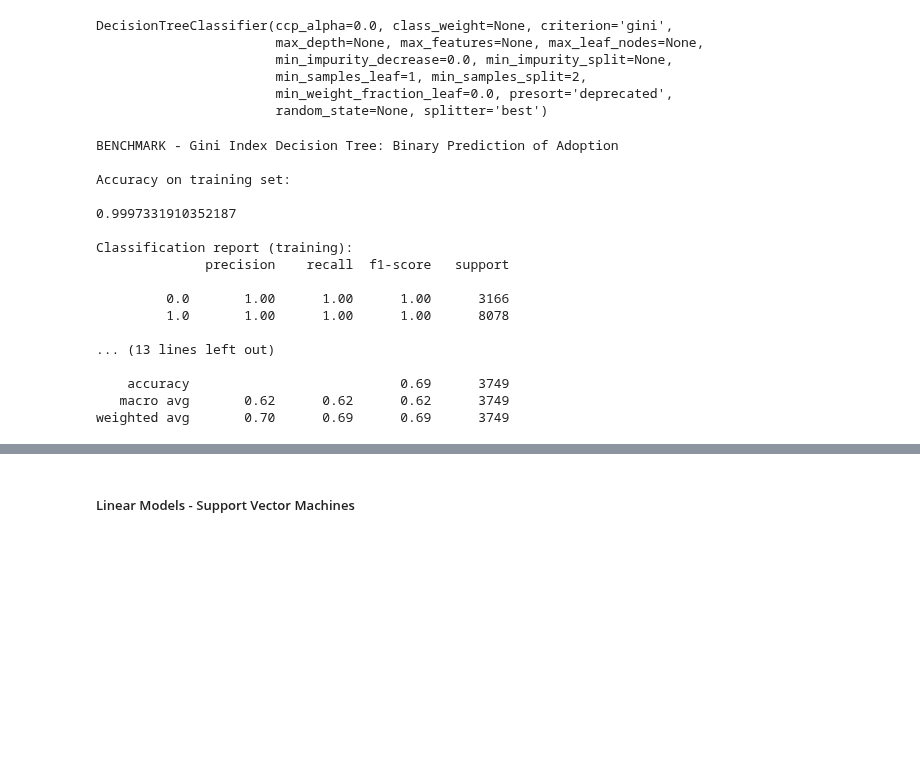
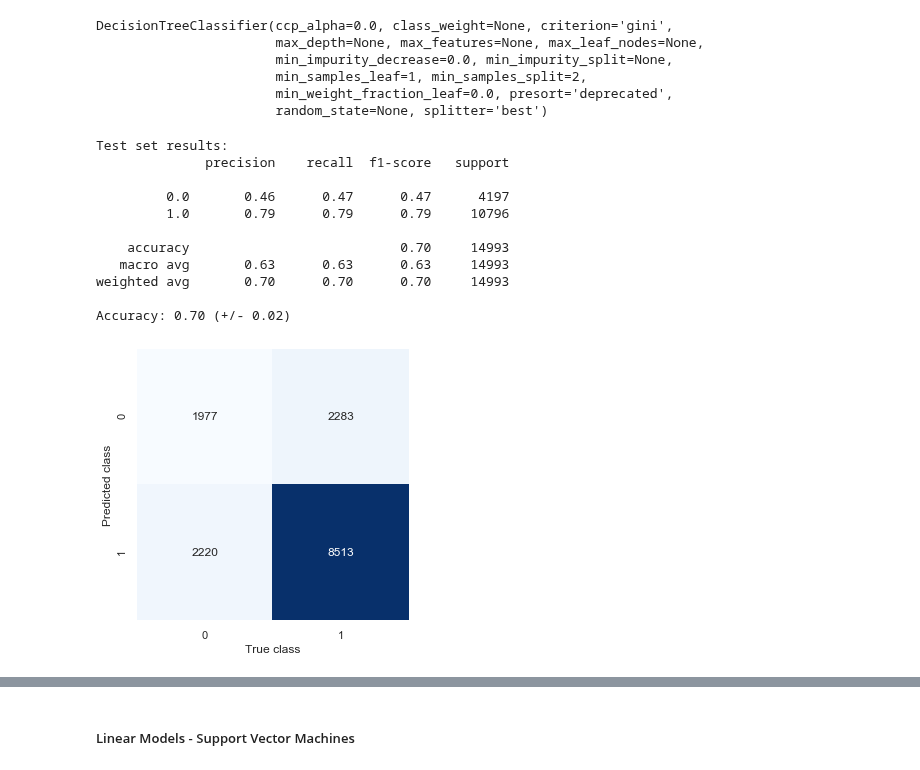
Before and after one commit to beatriz-lima/Machine-Learning-2019, a Jupyter notebook: Notes_Project.ipynb, the cells around one changed output, grey strips where cells are left out. Saved outputs shown, nothing was run; the diff lists cells and outputs as text; code cells hidden in the pictures; blank space fills up the shorter version.

```diff
--- a/Notes_Project.ipynb
+++ b/Notes_Project.ipynb
@@ -984,10 +984,10 @@ def separate_split(df,split):
         return X_train, X_test, y_train, y_test
 # %%
 # conducts k-fold cross-validation for a certain model
-# alternative: def crossvalidation(model,examples,target):
-def crossvalidation(model,xtrain,ytrain,xtest,ytest,classes):
-    examples = np.concatenate((xtrain,xtest), axis=0)
-    target = np.concatenate((ytrain,ytest), axis=0)
+def crossvalidation(model,examples,target,classes):
+# def crossvalidation(model,xtrain,ytrain,xtest,ytest,classes):
+    #examples = np.concatenate((xtrain,xtest), axis=0)
+    #target = np.concatenate((ytrain,ytest), axis=0)
     target_pred = cross_val_predict(model, examples, target, cv=10)
     conf_mat = confusion_matrix(target, target_pred,labels=classes)
     print('Test set results:')
@@ -1224,27 +1152,20 @@ dec_tree_bench_binary_p = GridSearchCV(knn_bench, knn_bench_p, scoring='f1_macro
-# %%
-y_train_pred_bench_binary_tree, y_test_pred_bench_binary_tree, trainscore_bench_binary_tree, testscore_bench_binary_tree = model('BENCHMARK - Gini Index Decision Tree: Binary Prediction of Adoption',
-                                                                                                                                 X_train,
-                                                                                                                                 y_train_binary,
-                                                                                                                                 X_test,
-                                                                                                                                 y_test_binary,
-                                                                                                                                 dec_tree_bench_binary)
-# %% [output]
-BENCHMARK - Gini Index Decision Tree: Binary Prediction of Adoption
-
-Accuracy on training set:
-
-0.9997331910352187
-
-Classification report (training):
-              precision    recall  f1-score   support
-
-         0.0       1.00      1.00      1.00      3166
-         1.0       1.00      1.00      1.00      8078
-
-... (13 lines left out)
-
-    accuracy                           0.69      3749
-   macro avg       0.62      0.62      0.62      3749
-weighted avg       0.70      0.69      0.69      3749
+# %%
+y_pred_bnb_bench_binary, conf_mat_bnb_bench_binary, scores = crossvalidation(dec_tree_bench_binary,
+                                                                             examples_binary,
+                                                                             target_binary,
+                                                                             [0,1])
+# %% [output]
+Test set results:
+              precision    recall  f1-score   support
+
+         0.0       0.46      0.47      0.47      4197
+         1.0       0.79      0.79      0.79     10796
+
+    accuracy                           0.70     14993
+   macro avg       0.63      0.63      0.63     14993
+weighted avg       0.70      0.70      0.70     14993
+
+Accuracy: 0.70 (+/- 0.02)
+[figure, added]
 # %%
 confusion ('Dec Trees',y_train_binary,y_train_pred_b_trees,y_test_binary,y_test_pred_b_trees)
```
Also changed, not shown: parts of 20 cells of this notebook.
